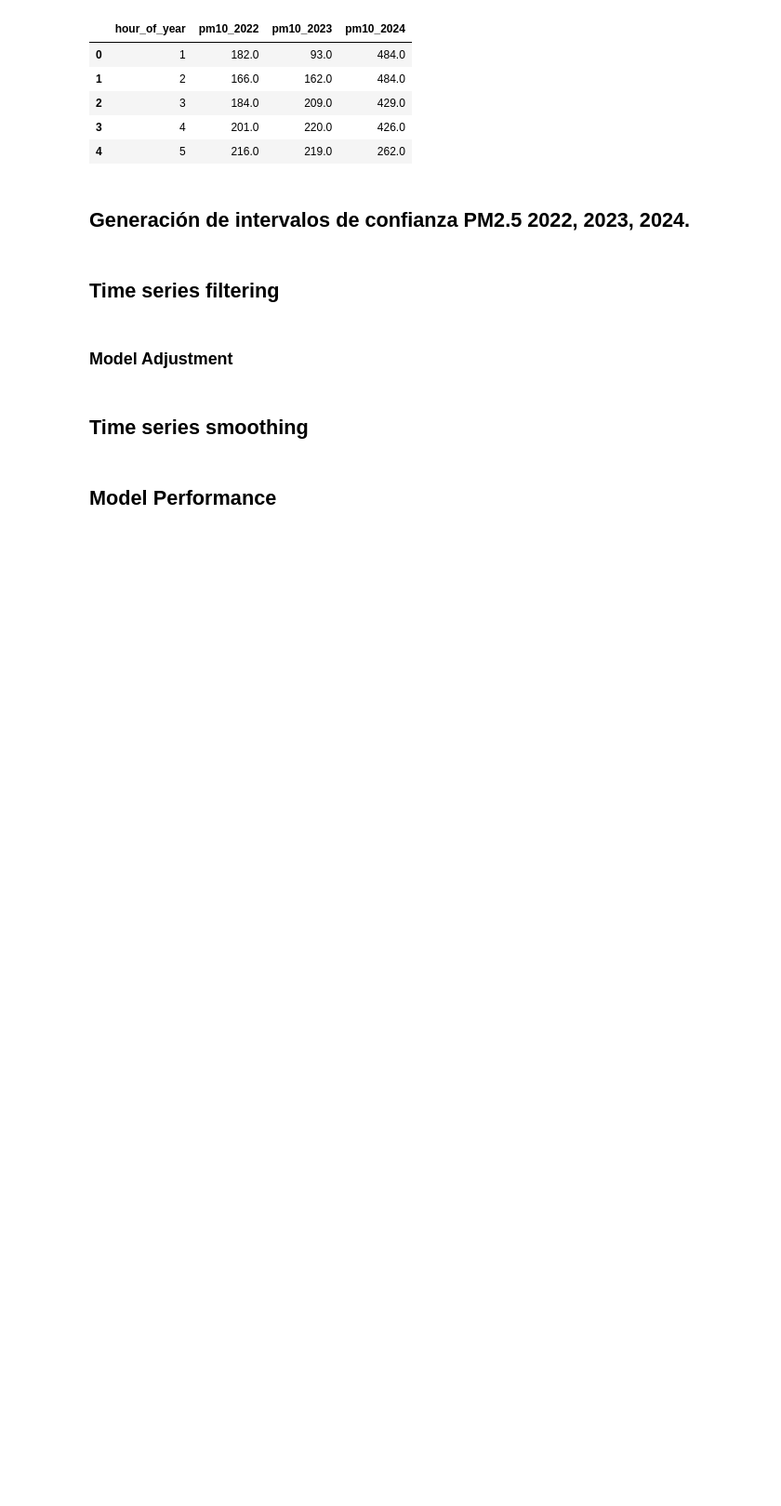
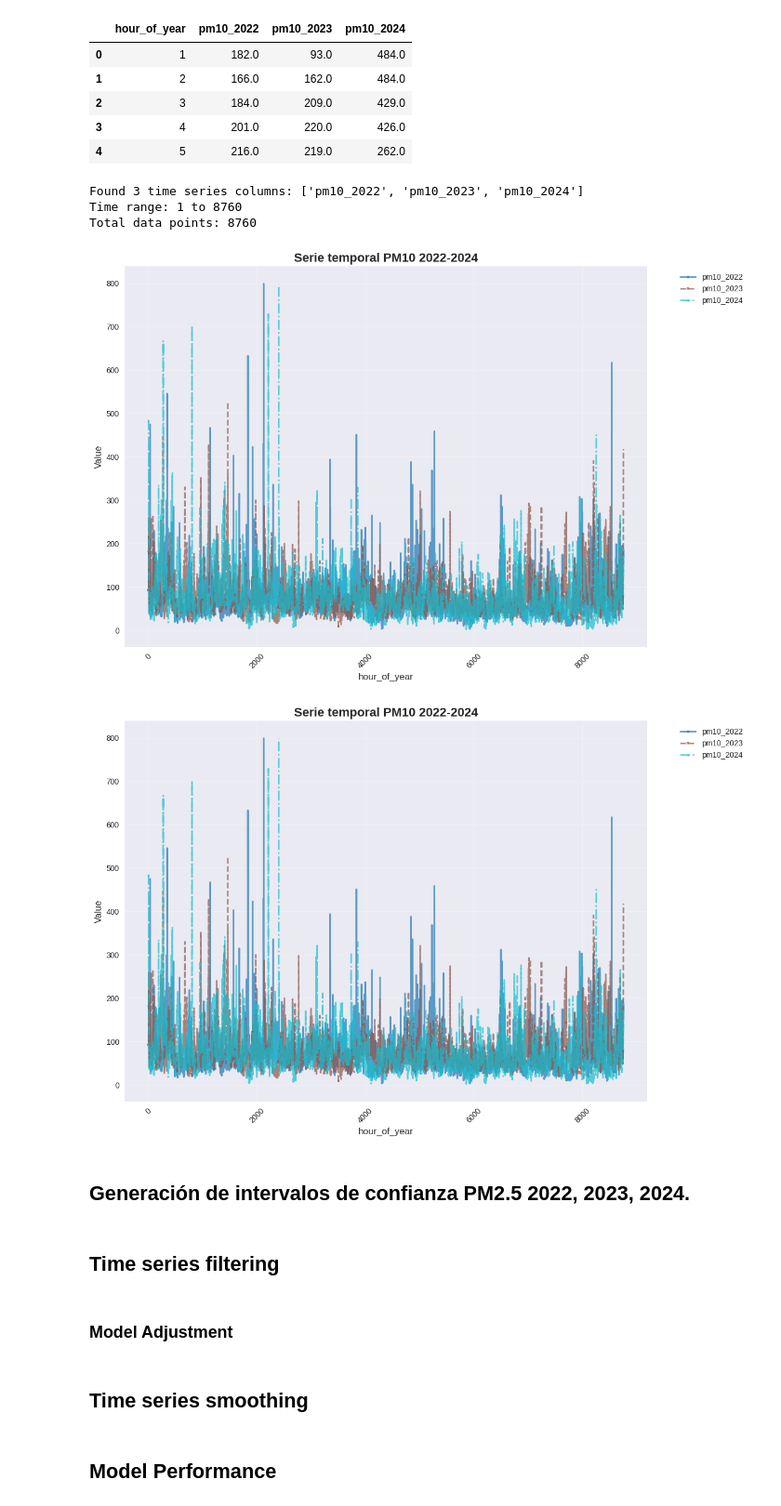
Before and after one commit to Alfonso-Fierro/PROYECTO_MA2003B, a Jupyter notebook: notebooks/03_models/02_lsde_noreste_2.ipynb, the cells around one changed output. Shown at 93% size. Cells and saved outputs as stored; diff of their text form; code cells hidden in the pictures; blank space fills up the shorter version.

```diff
--- a/notebooks/03_models/02_lsde_noreste_2.ipynb
+++ b/notebooks/03_models/02_lsde_noreste_2.ipynb
@@ -63,6 +71,14 @@ df_table_pm10.head()
 | 2 | 3 | 184.0 | 209.0 | 429.0 |
 | 3 | 4 | 201.0 | 220.0 | 426.0 |
 | 4 | 5 | 216.0 | 219.0 | 262.0 |
+# %%
+visual_ts.interactive_timeseries_visualizer(df_table_pm10, index_col='hour_of_year')
+# %% [output]
+Found 3 time series columns: ['pm10_2022', 'pm10_2023', 'pm10_2024']
+Time range: 1 to 8760
+Total data points: 8760
+[figure, added]
+[figure, added]
 # %% [markdown]
 ## Generación de intervalos de confianza PM2.5 2022, 2023, 2024.
 # %% [markdown]
```
Also changed, not shown: parts of 8 cells of this notebook, 8 other files.
